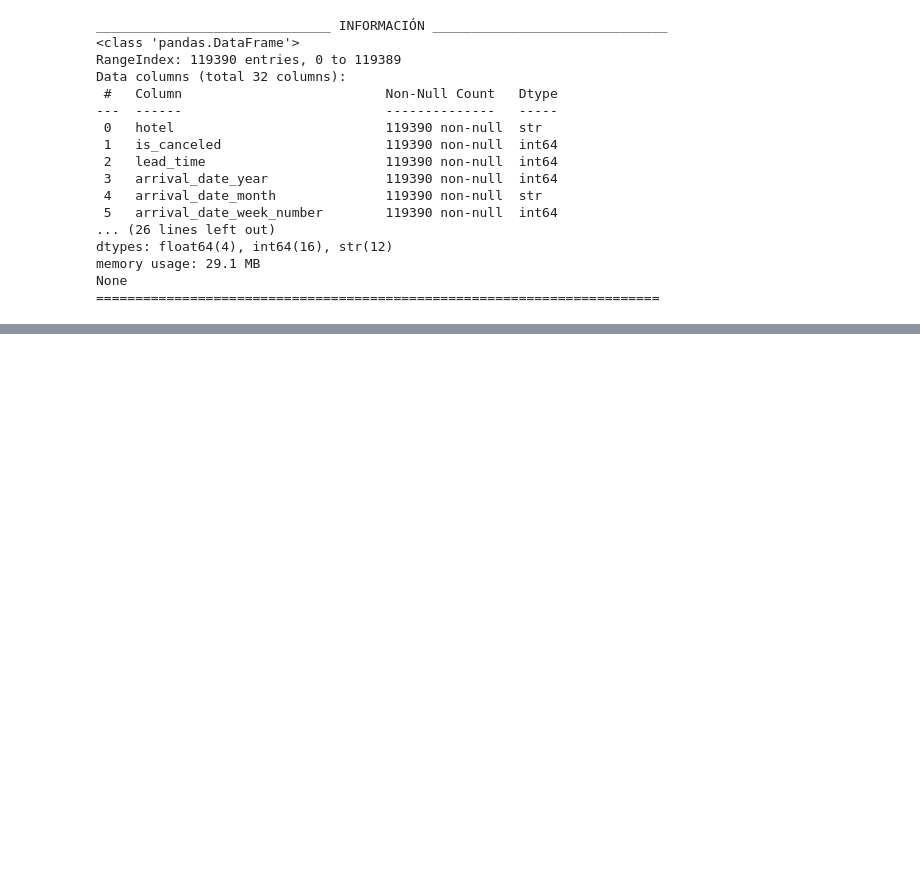
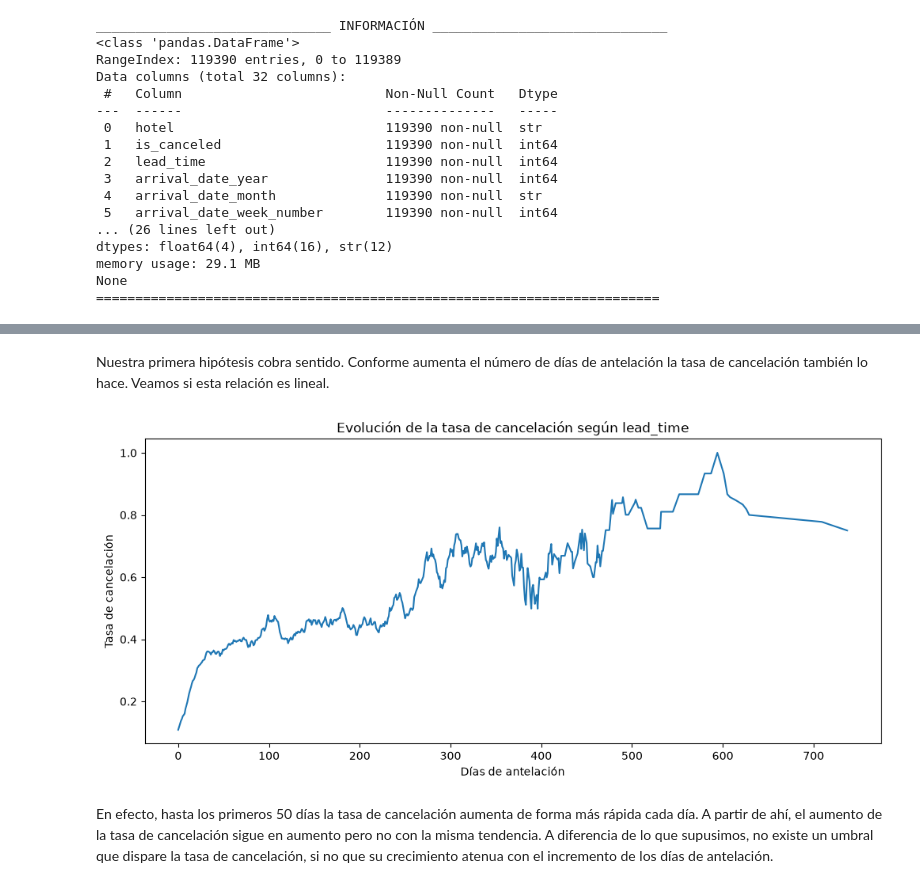
Before and after one commit to victorlopez-ds/entrega-machine-learning-pontia, a Jupyter notebook: notebooks/exploracion/eda_inicial.ipynb, the cells around one changed output, grey strips where cells are left out. Drawn from its saved outputs; the diff is of its cells as text; code cells hidden in the pictures; blank space fills up the shorter version.

Commit message:
explora 3 primeros bloques de hipótesis

```diff
--- a/notebooks/exploracion/eda_inicial.ipynb
+++ b/notebooks/exploracion/eda_inicial.ipynb
@@ -115,0 +269,33 @@ deposit_type	No Deposit, Refundable, Non Refund	El orden depende de cómo defina
+# %% [markdown]
+Nuestra primera hipótesis cobra sentido. Conforme aumenta el número de días de antelación la tasa de cancelación también lo hace. Veamos si esta relación es lineal.
+# %%
+
+lead_time_rate = (
+    reservas_df.groupby("lead_time")["is_canceled"]
+    .agg(["mean", "count"])
+    .reset_index()
+)
+
+# Media móvil de 15 días de antelación
+lead_time_rate["rolling_rate"] = (
+    lead_time_rate["mean"]
+    .rolling(window=15, center=True, min_periods=5)
+    .mean()
+)
+
+plt.figure(figsize=(12, 5))
+
+sns.lineplot(
+    data=lead_time_rate,
+    x="lead_time",
+    y="rolling_rate"
+)
+
+plt.title("Evolución de la tasa de cancelación según lead_time")
+plt.xlabel("Días de antelación")
+plt.ylabel("Tasa de cancelación")
+plt.show()
+# %% [output]
+[figure, added]
+# %% [markdown]
+En efecto, hasta los primeros 50 días la tasa de cancelación aumenta de forma más rápida cada día. A partir de ahí, el aumento de la tasa de cancelación sigue en aumento pero no con la misma tendencia. A diferencia de lo que supusimos, no existe un umbral que dispare la tasa de cancelación, si no que su crecimiento atenua con el incremento de los días de antelación.
```
Also changed, not shown: parts of 28 cells of this notebook.
